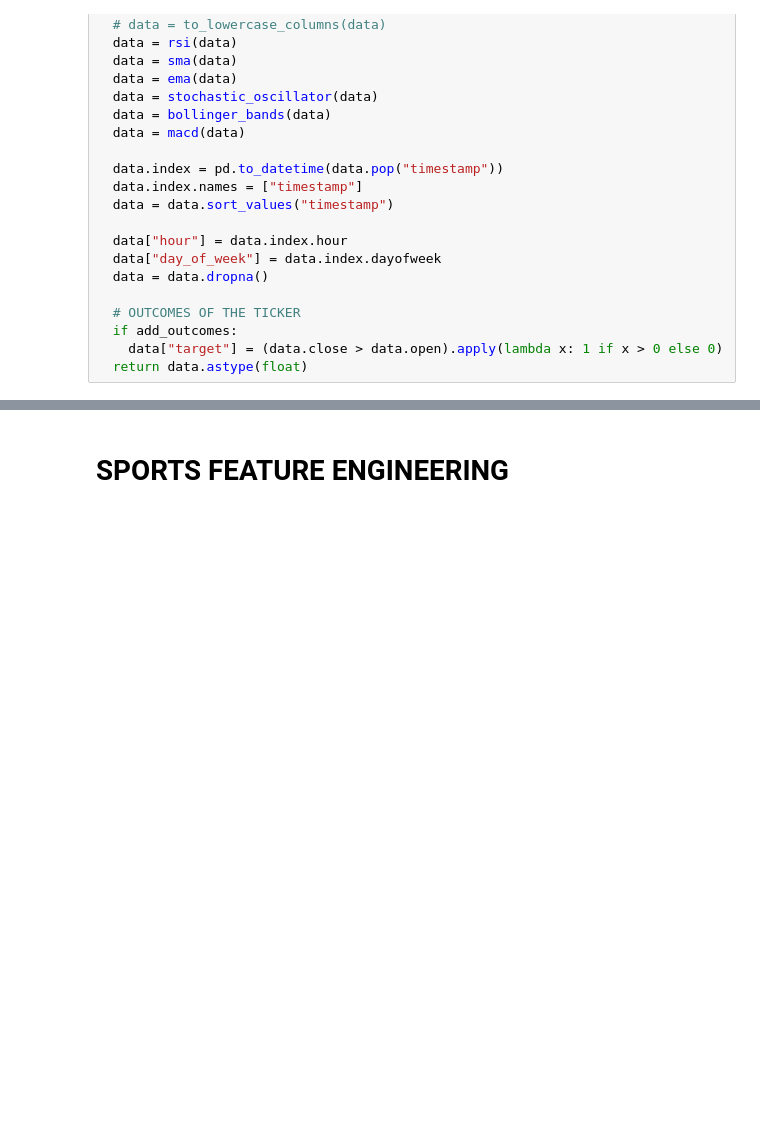
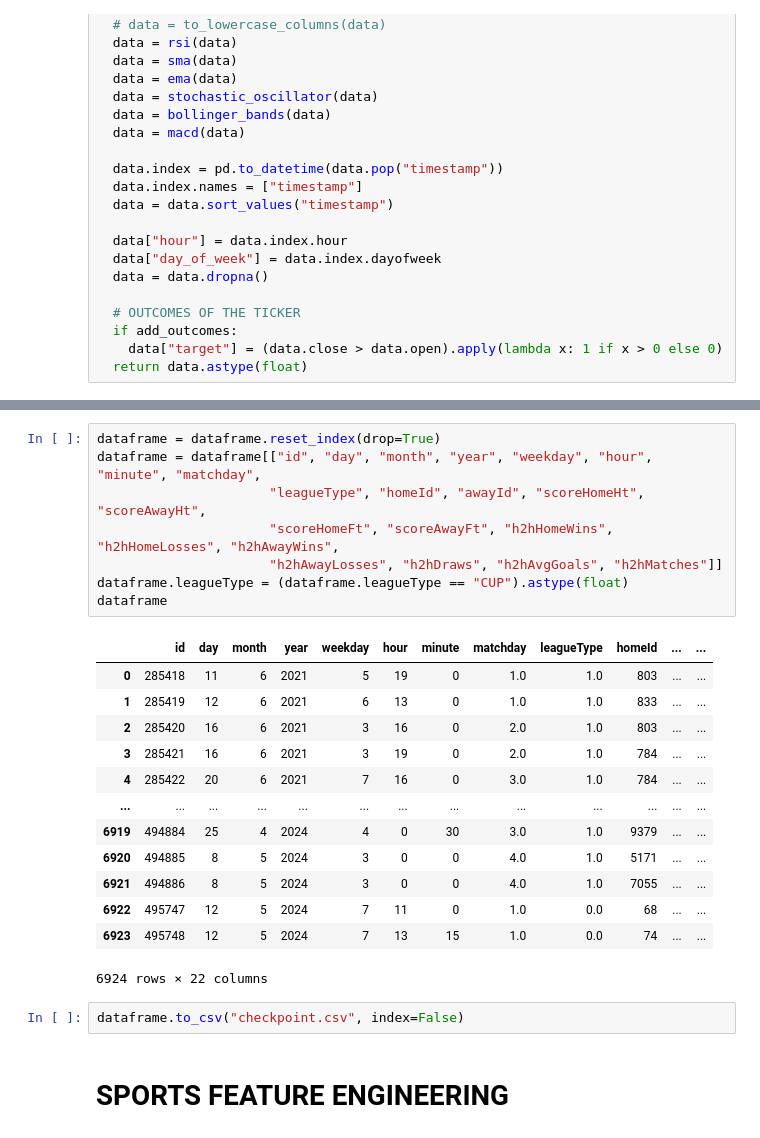
Before and after one commit to lebyanelm/neural-trained-models, a Jupyter notebook: ipynb/model_deployments.ipynb, the cells around one changed output, grey strips where cells are left out. Saved outputs shown, nothing was run; the diff lists cells and outputs as text; blank space fills up the shorter version.

```diff
--- a/ipynb/model_deployments.ipynb
+++ b/ipynb/model_deployments.ipynb
@@ -148,3 +407,27 @@ dataframe
+# %%
+dataframe = dataframe.reset_index(drop=True)
+dataframe = dataframe[["id", "day", "month", "year", "weekday", "hour", "minute", "matchday",
+                      "leagueType", "homeId", "awayId", "scoreHomeHt", "scoreAwayHt",
+                      "scoreHomeFt", "scoreAwayFt", "h2hHomeWins", "h2hHomeLosses", "h2hAwayWins",
+                      "h2hAwayLosses", "h2hDraws", "h2hAvgGoals", "h2hMatches"]]
+dataframe.leagueType = (dataframe.leagueType == "CUP").astype(float)
+dataframe
+# %% [output]
+|  | id | day | month | year | weekday | hour | minute | matchday | leagueType | homeId | ... | ... |
+| 0 | 285418 | 11 | 6 | 2021 | 5 | 19 | 0 | 1.0 | 1.0 | 803 | ... | ... |
+| 1 | 285419 | 12 | 6 | 2021 | 6 | 13 | 0 | 1.0 | 1.0 | 833 | ... | ... |
+| 2 | 285420 | 16 | 6 | 2021 | 3 | 16 | 0 | 2.0 | 1.0 | 803 | ... | ... |
+| 3 | 285421 | 16 | 6 | 2021 | 3 | 19 | 0 | 2.0 | 1.0 | 784 | ... | ... |
+| 4 | 285422 | 20 | 6 | 2021 | 7 | 16 | 0 | 3.0 | 1.0 | 784 | ... | ... |
+| ... | ... | ... | ... | ... | ... | ... | ... | ... | ... | ... | ... | ... |
+| 6919 | 494884 | 25 | 4 | 2024 | 4 | 0 | 30 | 3.0 | 1.0 | 9379 | ... | ... |
+| 6920 | 494885 | 8 | 5 | 2024 | 3 | 0 | 0 | 4.0 | 1.0 | 5171 | ... | ... |
+| 6921 | 494886 | 8 | 5 | 2024 | 3 | 0 | 0 | 4.0 | 1.0 | 7055 | ... | ... |
+| 6922 | 495747 | 12 | 5 | 2024 | 7 | 11 | 0 | 1.0 | 0.0 | 68 | ... | ... |
+| 6923 | 495748 | 12 | 5 | 2024 | 7 | 13 | 15 | 1.0 | 0.0 | 74 | ... | ... |
+6924 rows × 22 columns
+# %%
+dataframe.to_csv("checkpoint.csv", index=False)
 # %% [markdown]
 # SPORTS FEATURE ENGINEERING
 # %%
```
Also changed, not shown: parts of 15 cells of this notebook, 14 other files.
